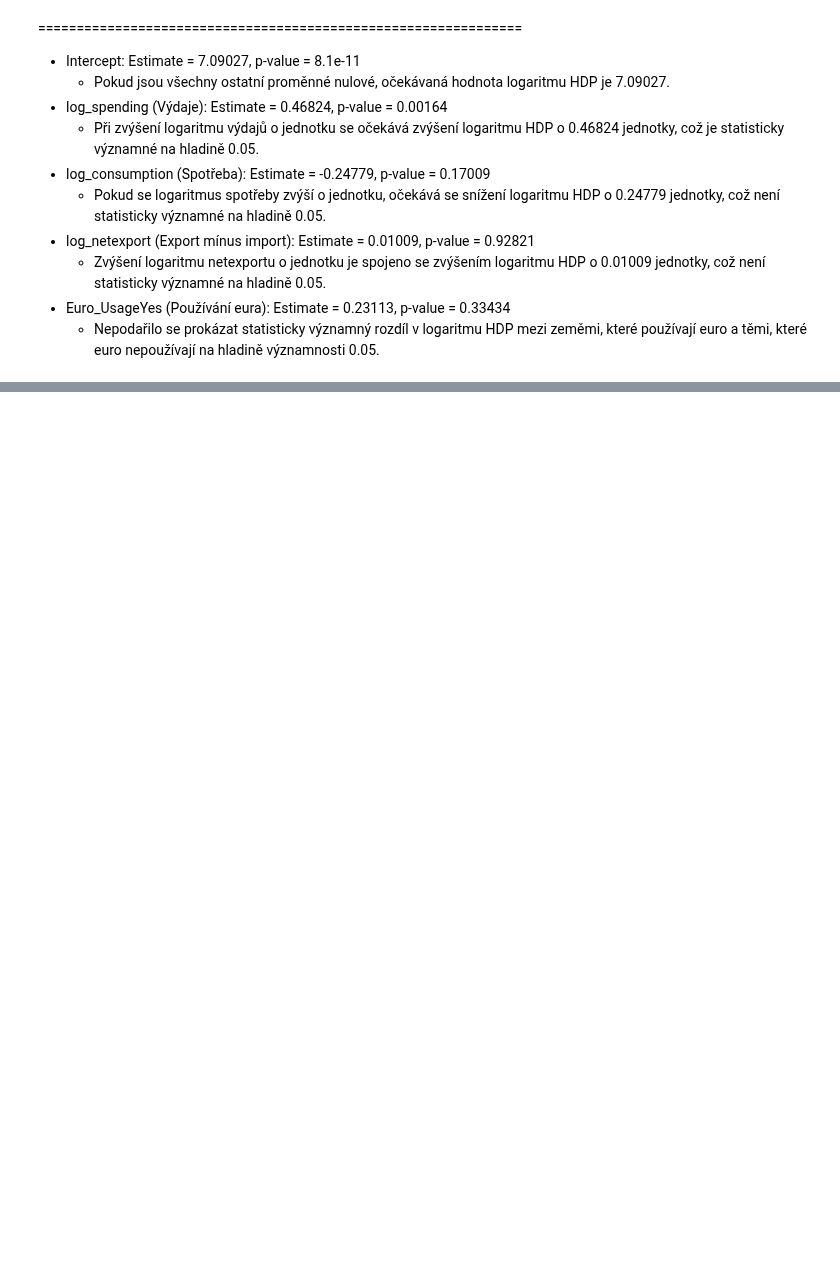
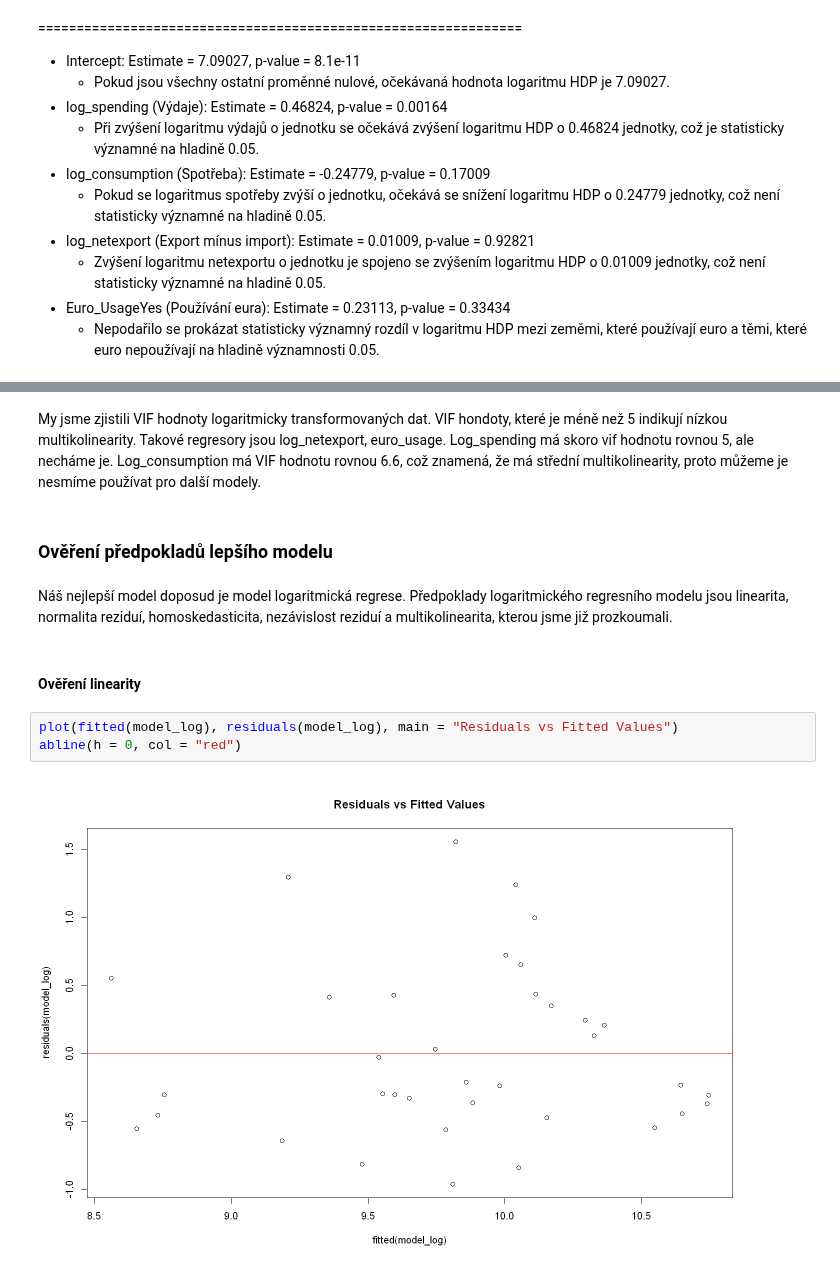
Before and after one commit to xsenyaaax/practicalStatistics, a Jupyter notebook: Project 3/project3.ipynb, the cells around one changed output, grey strips where cells are left out. Drawn from its saved outputs; the diff is of its cells as text; blank space fills up the shorter version.

```diff
--- a/Project 3/project3.ipynb
+++ b/Project 3/project3.ipynb
@@ -819,0 +981,13 @@ F-statistic: 6.503 on 4 and 31 DF,  p-value: 0.0006391
+# %% [markdown]
+My jsme zjistili VIF hodnoty logaritmicky transformovaných dat. VIF hondoty, které je méně než 5 indikují nízkou multikolinearity. Takové regresory jsou log_netexport, euro_usage. Log_spending má skoro vif hodnotu rovnou 5, ale necháme je. Log_consumption má VIF hodnotu rovnou 6.6, což znamená, že má střední multikolinearity, proto můžeme je nesmíme používat pro další modely.
+# %% [markdown]
+### Ověření předpokladů lepšího modelu
+# %% [markdown]
+Náš nejlepší model doposud je model logaritmická regrese. Předpoklady logaritmického regresního modelu jsou linearita, normalita reziduí, homoskedasticita, nezávislost reziduí a multikolinearita, kterou jsme již prozkoumali.
+# %% [markdown]
+#### Ověření linearity
+# %%
+plot(fitted(model_log), residuals(model_log), main = "Residuals vs Fitted Values")
+abline(h = 0, col = "red")
+# %% [output]
+[figure, added]
```
Also changed, not shown: parts of 103 cells of this notebook.
